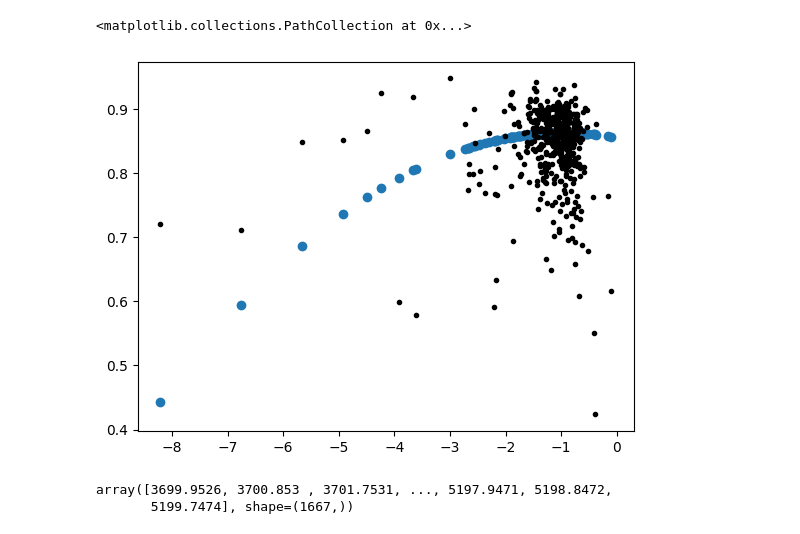
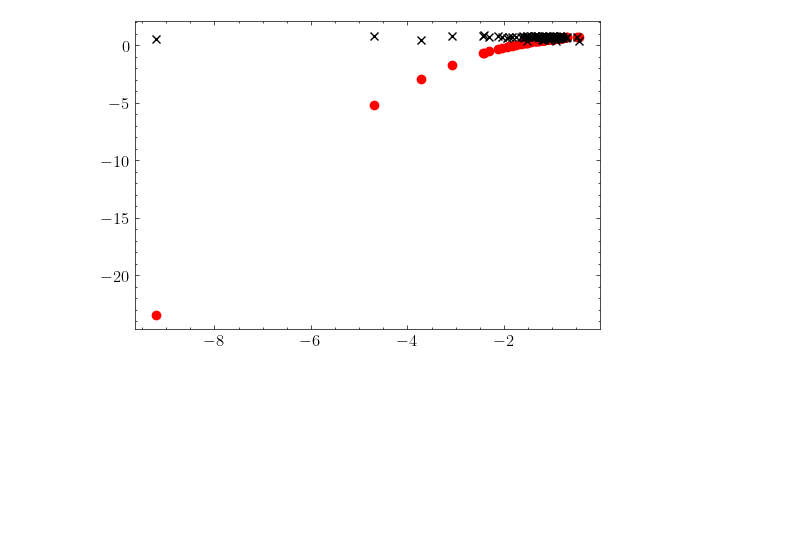
Before and after one commit to vernica-mehta/honours-project, a Jupyter notebook: snr-checks.ipynb, the cells around one changed output. Cells and saved outputs as stored; diff of their text form; code cells hidden in the pictures; blank space fills up the shorter version.

```diff
--- a/snr-checks.ipynb
+++ b/snr-checks.ipynb
@@ -154,27 +121,39 @@ array([0.85150456, 0.88392898, 0.80207316, 0.75391051, 0.88354627,
-# %%
-x = data[:,5]
-y = flux[:,w]
-
-const = model_loaded['theta'][w, 0]
-linear = model_loaded['theta'][w, 6]
-
-def quad_theta_index(a, b, n_labels=10):
-    a, b = sorted((int(a), int(b)))
-    offset = (a - 1) * (n_labels + 1) - (a - 1) * a // 2 + (b - a)
-    return 1 + n_labels + offset
-
-idx_7_sq = quad_theta_index(6, 6, n_labels=10)
-quad = model_loaded['theta'][w, idx_7_sq]
-# %%
-def f(x):
-    return const + linear*x + quad*x**2
-plt.plot(x, y, 'k.')
-plt.scatter(x,f(x))
-# %% [output]
-<matplotlib.collections.PathCollection at 0x...>
-[figure, removed]
-# %%
-spec.wav
-# %% [output]
-array([3699.9526, 3700.853 , 3701.7531, ..., 5197.9471, 5198.8472,
-       5199.7474], shape=(1667,))
+# %%
+def get_terms(label, wavelength_idx):
+    const = model.theta[wavelength_idx, 0]
+    linear = model.theta[wavelength_idx, int(label)]
+
+    def quad_theta_index(a, b, n_labels=10):
+        a, b = sorted((int(a), int(b)))
+        offset = (a - 1) * (n_labels + 1) - (a - 1) * a // 2 + (b - a)
+        return 1 + n_labels + offset
+
+    idx_sq = quad_theta_index(label, label, n_labels=10)
+    quad = model.theta[wavelength_idx, idx_sq]
+
+    return const, linear, quad
+
+def f(label, wavelength_idx,x):
+    const, linear, quad = get_terms(label, wavelength_idx)
+    return const + linear*x + quad*x**2
+
+l4 = model.training_set_labels.T[3]
+f301 = model.training_set_flux.T[301]
+
+const = model.theta[301, 0]
+linear = model.theta[301, 4]
+
+def quad_theta_index(a, b, n_labels=10):
+    a, b = sorted((int(a), int(b)))
+    offset = (a - 1) * (n_labels + 1) - (a - 1) * a // 2 + (b - a)
+    return 1 + n_labels + offset
+
+quad = model.theta[301, quad_theta_index(4, 4, n_labels=10)]
+
+plt.figure(figsize=(6,4))
+plt.tight_layout()
+plt.plot(l4, f(4, 301, l4), 'ro')
+plt.plot(l4, f301,'kx')
+plt.show()
+# %% [output]
+[figure, added]
```
Also changed, not shown: parts of 15 cells of this notebook, 7 other files.
